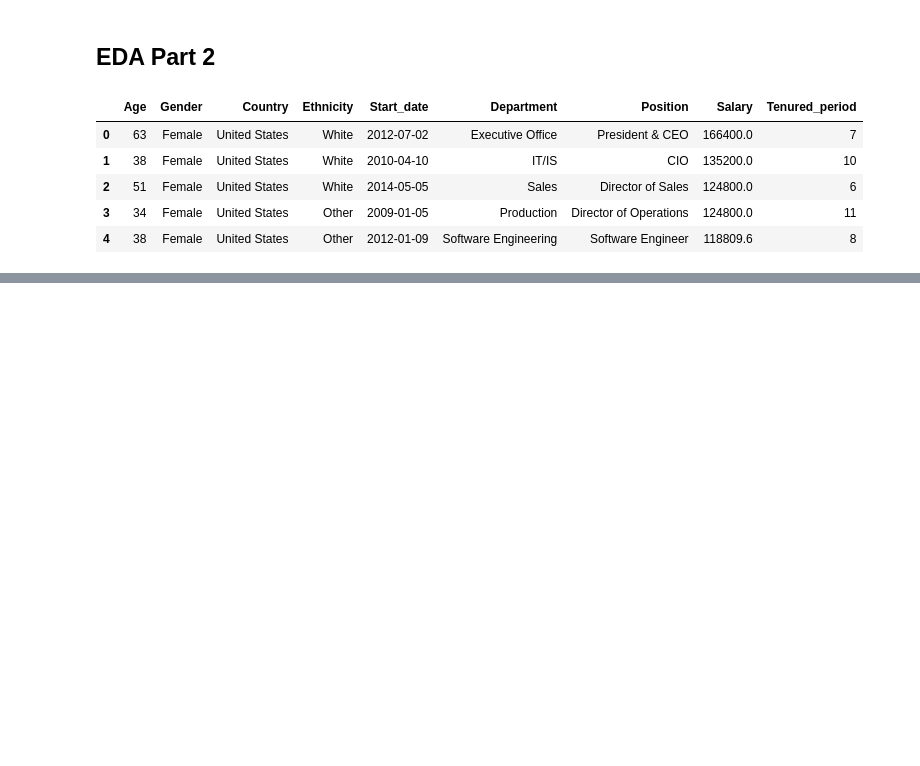
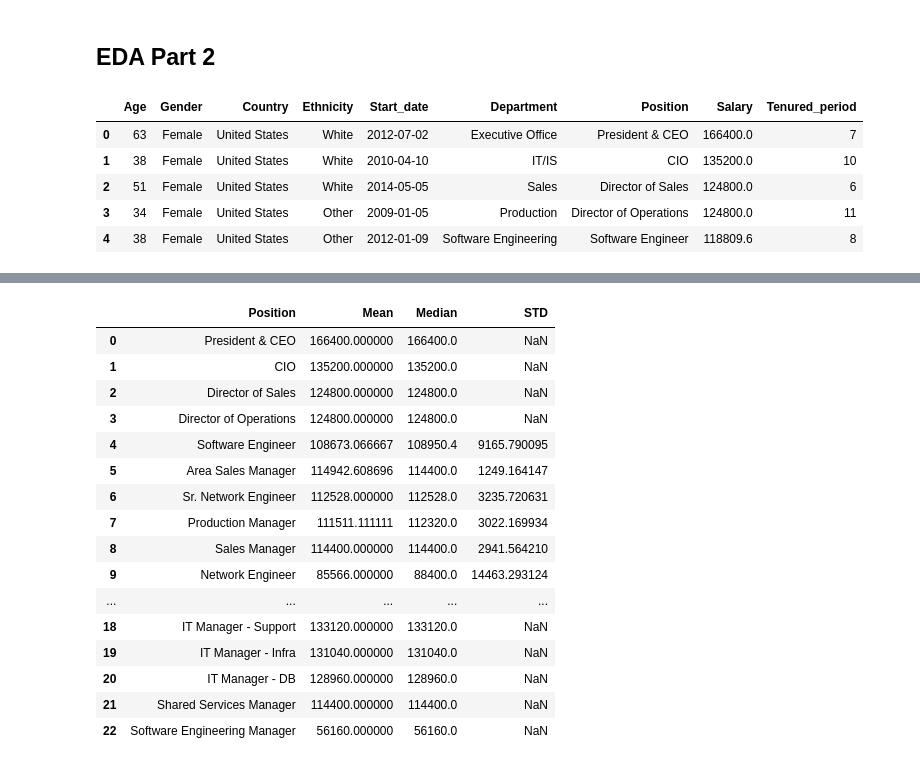
Before and after one commit to moaaztaha/Spark-Fortress-Discrimination, a Jupyter notebook: Spark Fortress.ipynb, the cells around one changed output, grey strips where cells are left out. Saved outputs shown, nothing was run; the diff lists cells and outputs as text; code cells hidden in the pictures; blank space fills up the shorter version.

```diff
--- a/Spark Fortress.ipynb
+++ b/Spark Fortress.ipynb
@@ -162,0 +222,31 @@ fig.show()
+# %%
+# mean, median and STD
+positions_df = pd.DataFrame(columns=['Position', 'Mean', 'Median', 'STD'])
+for position in df.Position.unique():
+    sub = df[df.Position == position]
+    mean = sub.Salary.mean()
+    std = sub.Salary.std()
+    median = sub.Salary.median()
+    n_df = pd.DataFrame.from_records([{'Position':position, 'Mean':mean, 'Median':median, 'STD':std}])
+    # concatinate
+    positions_df = pd.concat([positions_df, n_df], ignore_index=True)
+# %%
+positions_df
+# %% [output]
+|  | Position | Mean | Median | STD |
+| 0 | President & CEO | 166400.000000 | 166400.0 | NaN |
+| 1 | CIO | 135200.000000 | 135200.0 | NaN |
+| 2 | Director of Sales | 124800.000000 | 124800.0 | NaN |
+| 3 | Director of Operations | 124800.000000 | 124800.0 | NaN |
+| 4 | Software Engineer | 108673.066667 | 108950.4 | 9165.790095 |
+| 5 | Area Sales Manager | 114942.608696 | 114400.0 | 1249.164147 |
+| 6 | Sr. Network Engineer | 112528.000000 | 112528.0 | 3235.720631 |
+| 7 | Production Manager | 111511.111111 | 112320.0 | 3022.169934 |
+| 8 | Sales Manager | 114400.000000 | 114400.0 | 2941.564210 |
+| 9 | Network Engineer | 85566.000000 | 88400.0 | 14463.293124 |
+| ... | ... | ... | ... | ... |
+| 18 | IT Manager - Support | 133120.000000 | 133120.0 | NaN |
+| 19 | IT Manager - Infra | 131040.000000 | 131040.0 | NaN |
+| 20 | IT Manager - DB | 128960.000000 | 128960.0 | NaN |
+| 21 | Shared Services Manager | 114400.000000 | 114400.0 | NaN |
+| 22 | Software Engineering Manager | 56160.000000 | 56160.0 | NaN |
```
Also changed, not shown: parts of 5 cells of this notebook.
